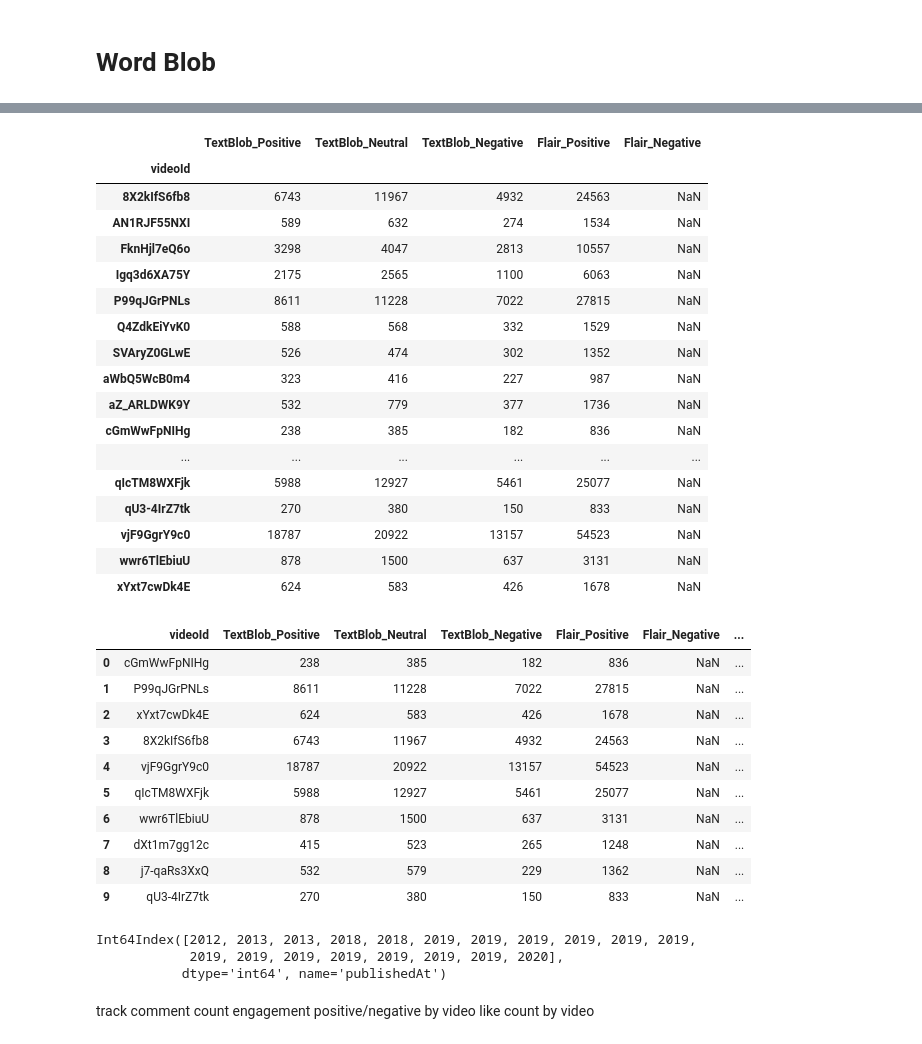
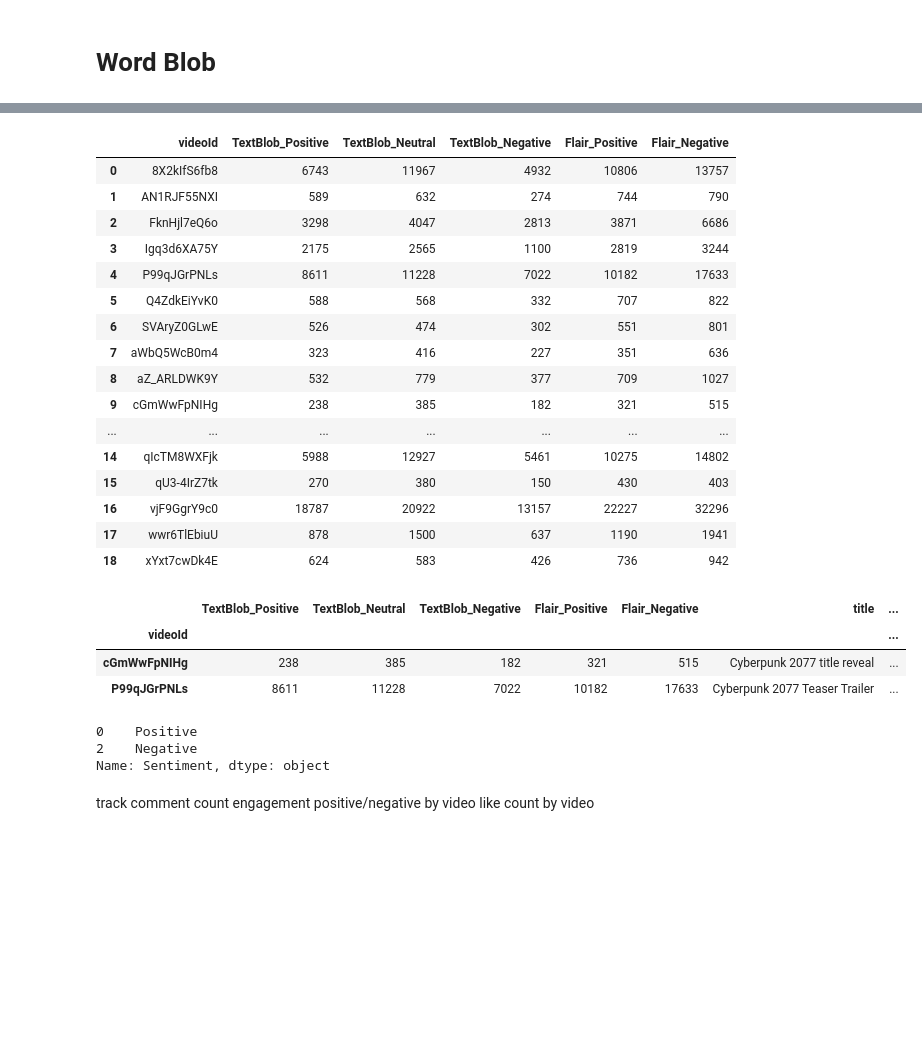
Before and after one commit to abrar-uddin/Cyberpunk-2077-Sentiment-Analysis, a Jupyter notebook: code/Cyberpunk Sentiment Analysis.ipynb, the cells around one changed output, grey strips where cells are left out. Drawn from its saved outputs; the diff is of its cells as text; code cells hidden in the pictures; blank space fills up the shorter version.

```diff
--- a/code/Cyberpunk Sentiment Analysis.ipynb
+++ b/code/Cyberpunk Sentiment Analysis.ipynb
@@ -189,42 +189,33 @@ table5 = pd.read_sql_query("SELECT COUNT(flair_score) as Flair_Negative "
 con.close()
 # %%
 frames = [index, table1, table2, table3, table4, table5]
-frames = pd.concat(frames, axis=1).set_index('videoId')
+frames = pd.concat(frames, axis=1)
 # %%
 frames
 # %% [output]
-|  | TextBlob_Positive | TextBlob_Neutral | TextBlob_Negative | Flair_Positive | Flair_Negative |
-| videoId |  |  |  |  |  |
-| 8X2kIfS6fb8 | 6743 | 11967 | 4932 | 24563 | NaN |
-| AN1RJF55NXI | 589 | 632 | 274 | 1534 | NaN |
-| FknHjl7eQ6o | 3298 | 4047 | 2813 | 10557 | NaN |
-| Igq3d6XA75Y | 2175 | 2565 | 1100 | 6063 | NaN |
-| P99qJGrPNLs | 8611 | 11228 | 7022 | 27815 | NaN |
-| Q4ZdkEiYvK0 | 588 | 568 | 332 | 1529 | NaN |
-| SVAryZ0GLwE | 526 | 474 | 302 | 1352 | NaN |
-| aWbQ5WcB0m4 | 323 | 416 | 227 | 987 | NaN |
-| aZ_ARLDWK9Y | 532 | 779 | 377 | 1736 | NaN |
-| cGmWwFpNIHg | 238 | 385 | 182 | 836 | NaN |
-| ... | ... | ... | ... | ... | ... |
-| qIcTM8WXFjk | 5988 | 12927 | 5461 | 25077 | NaN |
-| qU3-4IrZ7tk | 270 | 380 | 150 | 833 | NaN |
-| vjF9GgrY9c0 | 18787 | 20922 | 13157 | 54523 | NaN |
-| wwr6TlEbiuU | 878 | 1500 | 637 | 3131 | NaN |
-| xYxt7cwDk4E | 624 | 583 | 426 | 1678 | NaN |
+|  | videoId | TextBlob_Positive | TextBlob_Neutral | TextBlob_Negative | Flair_Positive | Flair_Negative |
+| 0 | 8X2kIfS6fb8 | 6743 | 11967 | 4932 | 10806 | 13757 |
+| 1 | AN1RJF55NXI | 589 | 632 | 274 | 744 | 790 |
+| 2 | FknHjl7eQ6o | 3298 | 4047 | 2813 | 3871 | 6686 |
+| 3 | Igq3d6XA75Y | 2175 | 2565 | 1100 | 2819 | 3244 |
+| 4 | P99qJGrPNLs | 8611 | 11228 | 7022 | 10182 | 17633 |
+| 5 | Q4ZdkEiYvK0 | 588 | 568 | 332 | 707 | 822 |
+| 6 | SVAryZ0GLwE | 526 | 474 | 302 | 551 | 801 |
+| 7 | aWbQ5WcB0m4 | 323 | 416 | 227 | 351 | 636 |
+| 8 | aZ_ARLDWK9Y | 532 | 779 | 377 | 709 | 1027 |
+| 9 | cGmWwFpNIHg | 238 | 385 | 182 | 321 | 515 |
+| ... | ... | ... | ... | ... | ... | ... |
+| 14 | qIcTM8WXFjk | 5988 | 12927 | 5461 | 10275 | 14802 |
+| 15 | qU3-4IrZ7tk | 270 | 380 | 150 | 430 | 403 |
+| 16 | vjF9GgrY9c0 | 18787 | 20922 | 13157 | 22227 | 32296 |
+| 17 | wwr6TlEbiuU | 878 | 1500 | 637 | 1190 | 1941 |
+| 18 | xYxt7cwDk4E | 624 | 583 | 426 | 736 | 942 |
 # %%
 table = frames.merge(vid_table, left_on='videoId', right_on='videoId').drop(['categoryId', 'channelId', 'description'],
-                                                                           axis=1).sort_values(['publishedAt'],
-                                                                                         ignore_index=True)
-table.head(10)
+                                                                           axis=1).sort_values(['publishedAt']).set_index('videoId')
+table.head(2)
 # %% [output]
-|  | videoId | TextBlob_Positive | TextBlob_Neutral | TextBlob_Negative | Flair_Positive | Flair_Negative | ... |
-| 0 | cGmWwFpNIHg | 238 | 385 | 182 | 836 | NaN | ... |
-| 1 | P99qJGrPNLs | 8611 | 11228 | 7022 | 27815 | NaN | ... |
-| 2 | xYxt7cwDk4E | 624 | 583 | 426 | 1678 | NaN | ... |
-| 3 | 8X2kIfS6fb8 | 6743 | 11967 | 4932 | 24563 | NaN | ... |
-| 4 | vjF9GgrY9c0 | 18787 | 20922 | 13157 | 54523 | NaN | ... |
-| 5 | qIcTM8WXFjk | 5988 | 12927 | 5461 | 25077 | NaN | ... |
-| 6 | wwr6TlEbiuU | 878 | 1500 | 637 | 3131 | NaN | ... |
-| 7 | dXt1m7gg12c | 415 | 523 | 265 | 1248 | NaN | ... |
-| 8 | j7-qaRs3XxQ | 532 | 579 | 229 | 1362 | NaN | ... |
-| 9 | qU3-4IrZ7tk | 270 | 380 | 150 | 833 | NaN | ... |
+|  | TextBlob_Positive | TextBlob_Neutral | TextBlob_Negative | Flair_Positive | Flair_Negative | title | ... |
+| videoId |  |  |  |  |  |  | ... |
+| cGmWwFpNIHg | 238 | 385 | 182 | 321 | 515 | Cyberpunk 2077 title reveal | ... |
+| P99qJGrPNLs | 8611 | 11228 | 7022 | 10182 | 17633 | Cyberpunk 2077 Teaser Trailer | ... |
@@ -233,6 +221,0 @@ table['publishedAt'] = pd.to_datetime(table['publishedAt'])
-# %%
-pd.DatetimeIndex(table['publishedAt']).year
-# %% [output]
-Int64Index([2012, 2013, 2013, 2018, 2018, 2019, 2019, 2019, 2019, 2019, 2019,
-            2019, 2019, 2019, 2019, 2019, 2019, 2019, 2020],
-           dtype='int64', name='publishedAt')
@@ -239,3 +226,9 @@ Int64Index([2012, 2013, 2013, 2018, 2018, 2019, 2019, 2019, 2019, 2019, 2019,
+# %%
+df['Sentiment'].drop(1)
+# %% [output]
+0    Positive
+2    Negative
+Name: Sentiment, dtype: object
 # %% [markdown]
 track comment count engagement
 positive/negative by video
```
Also changed, not shown: parts of 3 cells of this notebook, 1 other file.
